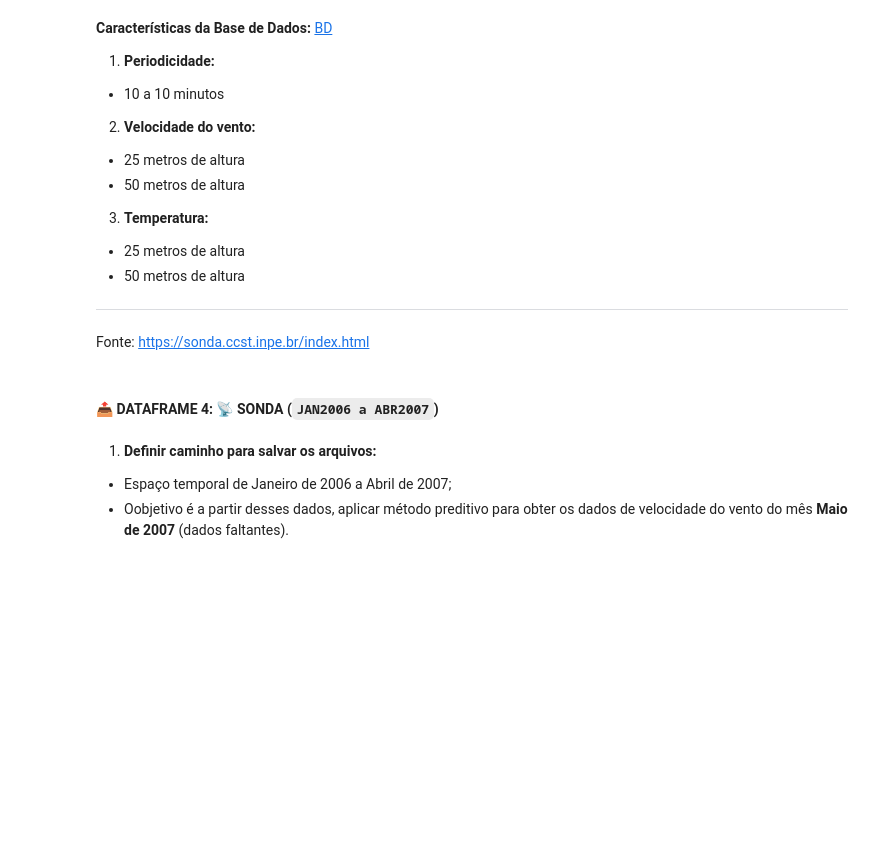
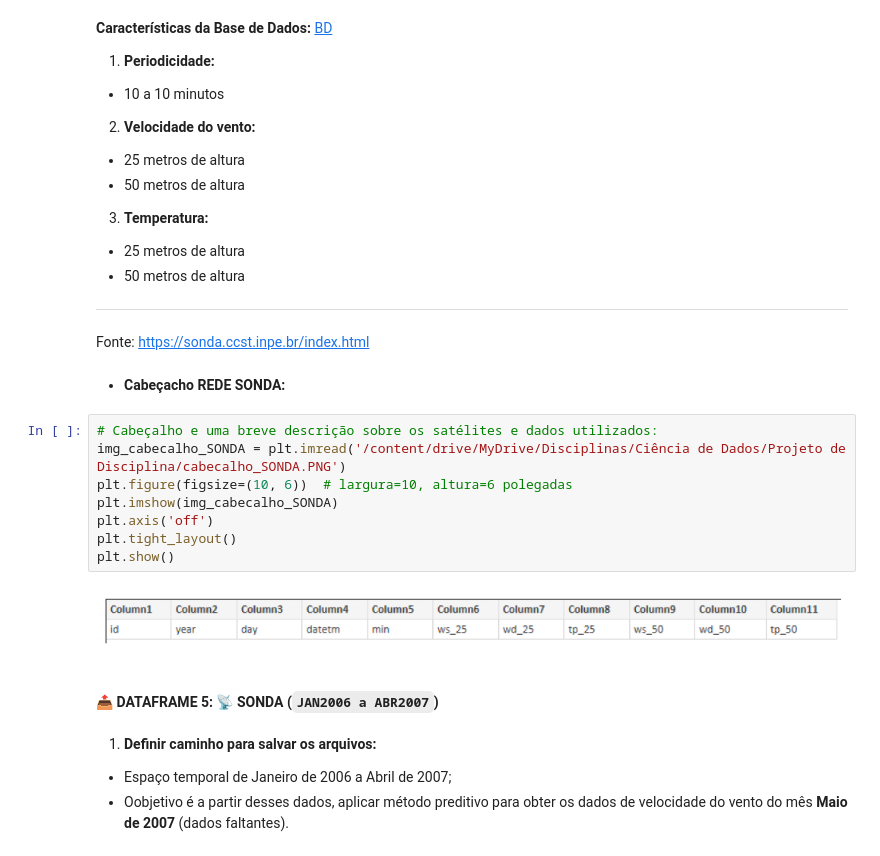
Before and after one commit to i544c/WSCariri, a Jupyter notebook: WSCariri.ipynb, the cells around one changed output. Cells and saved outputs as stored; diff of their text form; blank space fills up the shorter version.

```diff
--- a/WSCariri.ipynb
+++ b/WSCariri.ipynb
@@ -376,8 +448,20 @@ dtype: int64
 ---
 
 Fonte: https://sonda.ccst.inpe.br/index.html
+# %% [markdown]
+* **Cabeçacho REDE SONDA:**
+# %%
+# Cabeçalho e uma breve descrição sobre os satélites e dados utilizados:
+img_cabecalho_SONDA = plt.imread('/content/drive/MyDrive/Disciplinas/Ciência de Dados/Projeto de Disciplina/cabecalho_SONDA.PNG')
+plt.figure(figsize=(10, 6))  # largura=10, altura=6 polegadas
+plt.imshow(img_cabecalho_SONDA)
+plt.axis('off')
+plt.tight_layout()
+plt.show()
+# %% [output]
+[figure, added]
 # %% [markdown]
-#### 📤 **DATAFRAME 4: 📡 SONDA** (`JAN2006 a ABR2007`)
+#### 📤 **DATAFRAME 5: 📡 SONDA** (`JAN2006 a ABR2007`)
 # %% [markdown]
 1. **Definir caminho para salvar os arquivos:**
  - Espaço temporal de Janeiro de 2006 a Abril de 2007;
```
Also changed, not shown: parts of 74 cells of this notebook.
